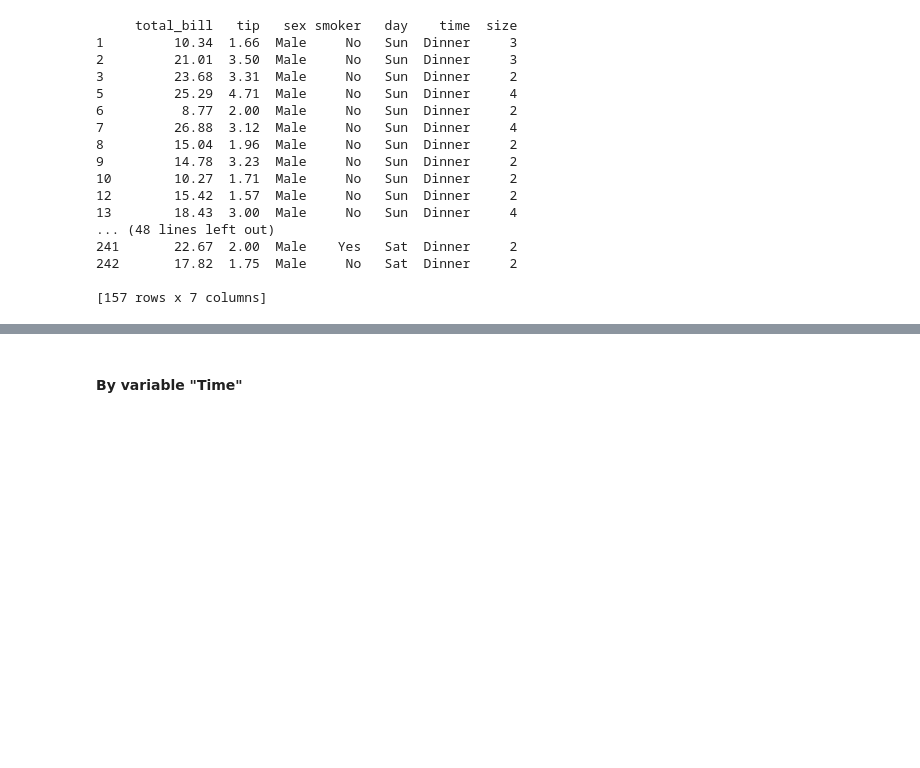
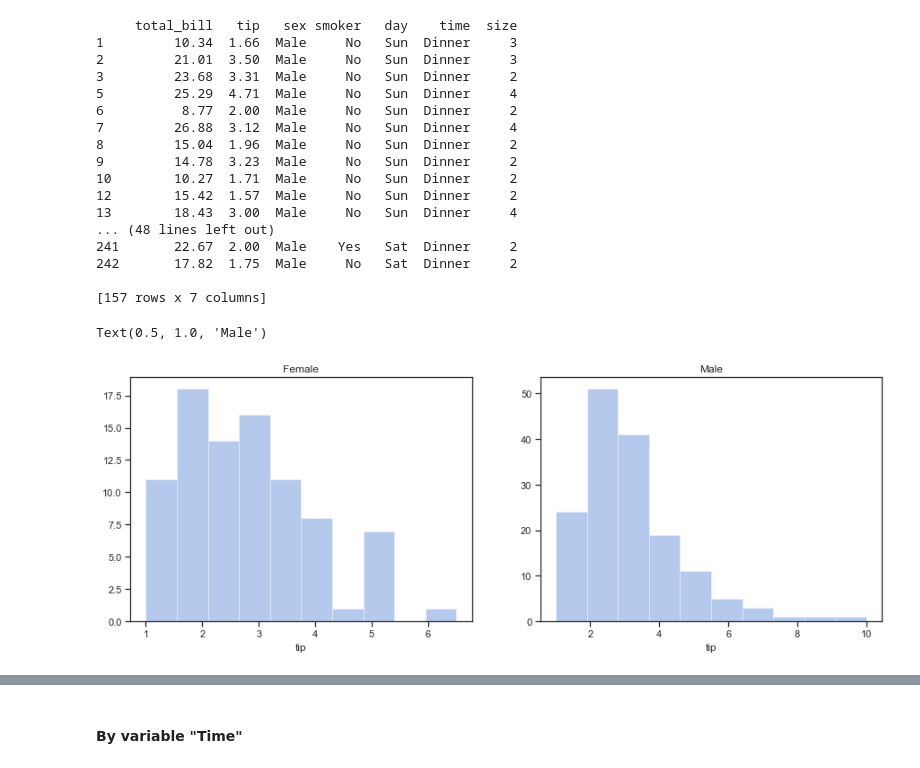
Before and after one commit to Crkonova76/Fundamentals-of-Data-Analysis_Assessment-2019, a Jupyter notebook: Tips_dataset.ipynb, the cells around one changed output, grey strips where cells are left out. Cells and saved outputs as stored; diff of their text form; code cells hidden in the pictures; blank space fills up the shorter version.

```diff
--- a/Tips_dataset.ipynb
+++ b/Tips_dataset.ipynb
@@ -723,3 +748,10 @@ print(pd.DataFrame(Male))
 242       17.82  1.75  Male     No   Sat  Dinner     2
 
 [157 rows x 7 columns]
+# %%
+fig, ax =plt.subplots(1,2,figsize =(15,5))
+sns.distplot(Female['tip'], kde=False, bins=10, ax=ax[0]).set_title("Female")
+sns.distplot(Male['tip'], kde=False, bins=10, ax=ax[1]).set_title("Male")
+# %% [output]
+Text(0.5, 1.0, 'Male')
+[figure, added]
```
Also changed, not shown: parts of 27 cells of this notebook, 1 other file.
